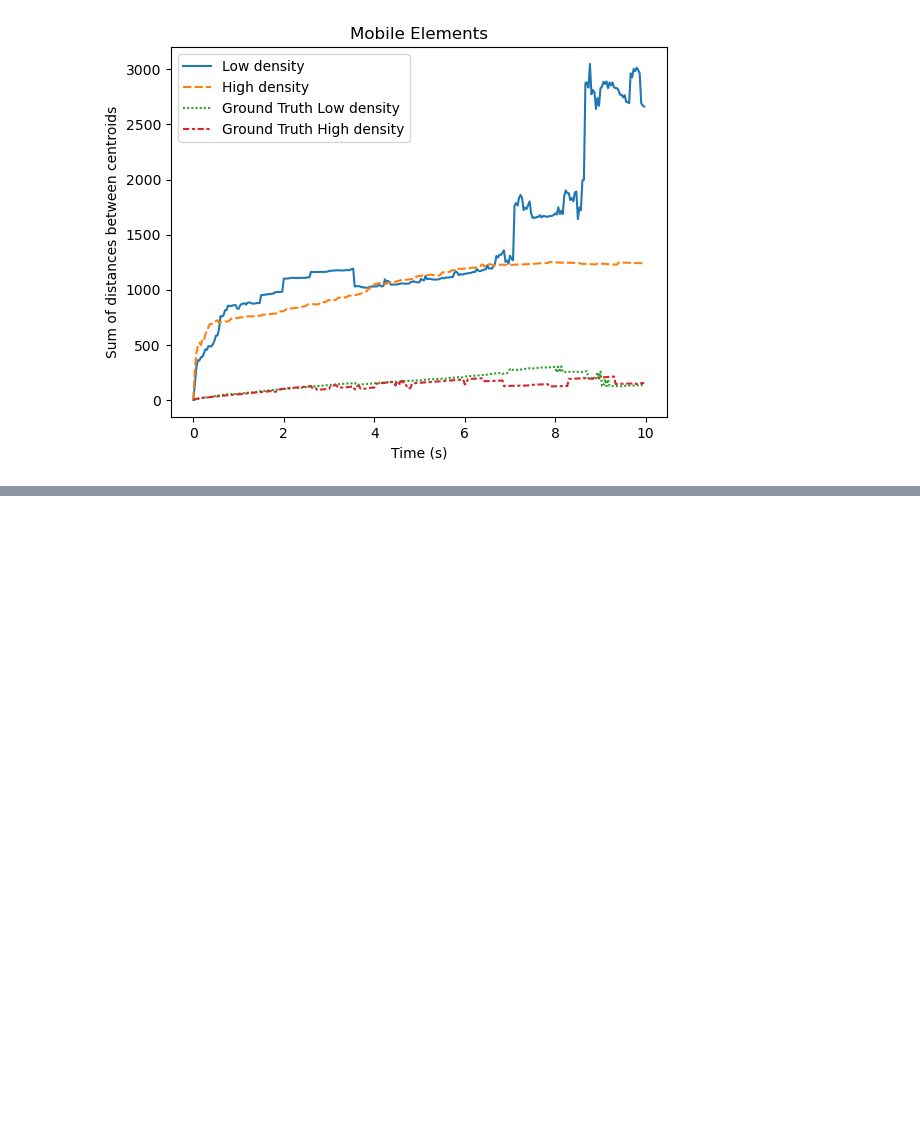
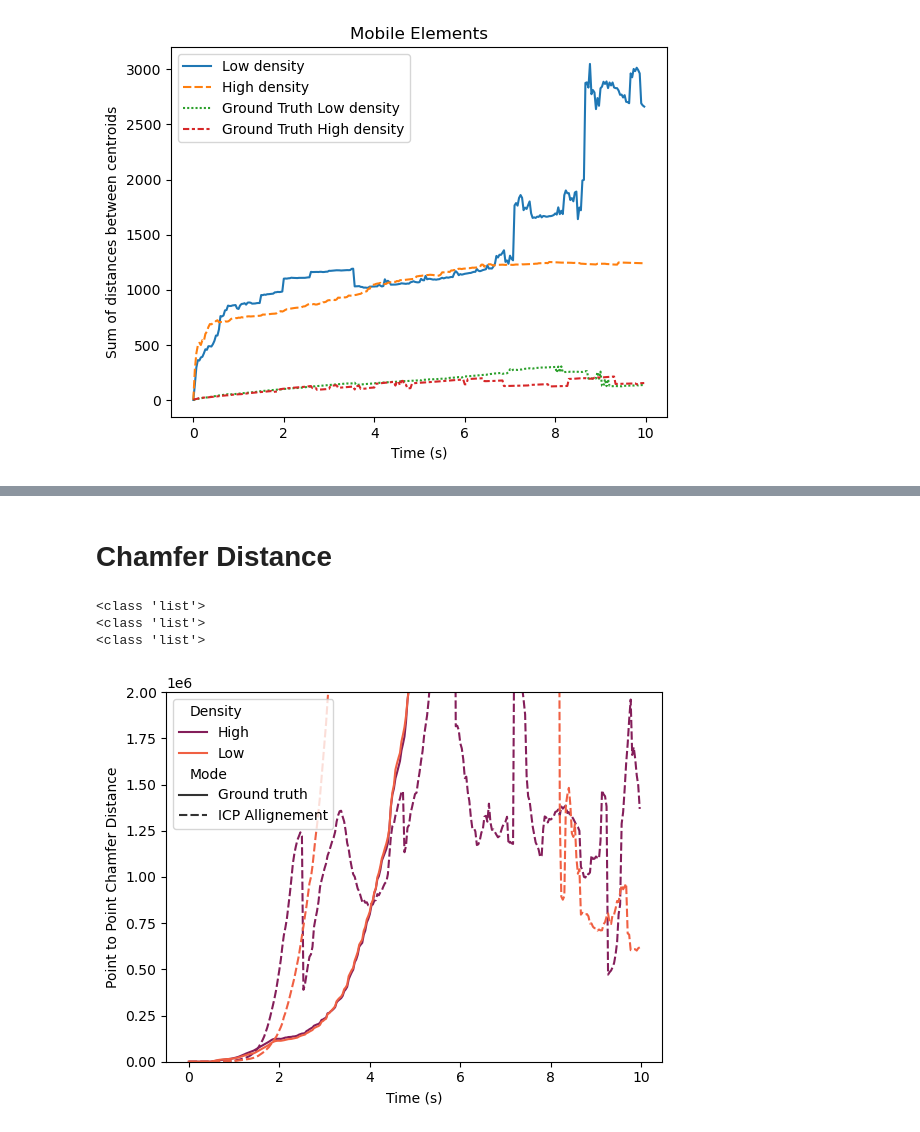
Before and after one commit to FilippoBragato/pqos-correlation, a Jupyter notebook: test.ipynb, the cells around one changed output, grey strips where cells are left out. Drawn from its saved outputs; the diff is of its cells as text; code cells hidden in the pictures; blank space fills up the shorter version.

```diff
--- a/test.ipynb
+++ b/test.ipynb
@@ -956,0 +909,16 @@ array([[3, 0],
+# %%
+pcd_top = dataset.open_measurement_sample_TLC("t3high", Weather.Clear, Time.Sunset, Sensor.LT, 300)
+pcd_top.really_euristic_classifier()
+centroids = [pcd_top.centroids]
+back_correlation_high = []
+mobile_correlation_high = []
+previous_transformation = None
+previous_centroids = None
+for i in trange(301, 350):
+    pcd_top_compare = dataset.open_measurement_sample_TLC("t3high", Weather.Clear, Time.Sunset, Sensor.LT, i)
+    pcd_top_compare.really_euristic_classifier()
+    _, _, previous_transformation, previous_centroids = pcd_top.compare_using_classifier(pcd_top_compare,
+                                                                                   initial_transformation=previous_transformation,
+                                                                                   initial_centroids=previous_centroids,
+                                                                                   voxel_size=1.0)
+    centroids.append(previous_centroids)
@@ -956,0 +1015,2 @@ array([[3, 0],
+# %% [markdown]
+# Chamfer Distance
@@ -956,0 +1065,32 @@ array([[3, 0],
+# %%
+fp = "/home/filo/thesis/pqos-correlation/corr_study/dataset/TLC_web/archives/t3low/ClearSunset/BBOX.hdf5"
+cds_gt_low_50 = find_truth_cd(fp, 1, 300, dataset, "t3low",  Weather.Clear, Time.Sunset, Sensor.LT)
+fp = "/home/filo/thesis/pqos-correlation/corr_study/dataset/TLC_web/archives/t3high/ClearSunset/BBOX.hdf5"
+cds_gt_high_50 = find_truth_cd(fp, 1, 300, dataset, "t3high",  Weather.Clear, Time.Sunset, Sensor.LT)
+fp = "/home/filo/thesis/pqos-correlation/corr_study/dataset/TLC_web/archives/t3low/ClearSunset/BBOX.hdf5"
+cds_gt_low_1000 = find_truth_cd(fp, 1, 300, dataset, "t3low",  Weather.Clear, Time.Sunset, Sensor.LT, max_distance=1000)
+fp = "/home/filo/thesis/pqos-correlation/corr_study/dataset/TLC_web/archives/t3high/ClearSunset/BBOX.hdf5"
+cds_gt_high_1000 = find_truth_cd(fp, 1, 300, dataset, "t3high",  Weather.Clear, Time.Sunset, Sensor.LT, max_distance=1000)
+# %%
+print(type(cds_gt_low_50))
+print(type(cd_low_50_pre))
+print(type(cd_low_50_pre))
+
+dds = np.array([0,] + cds_gt_low_50 + [0,] + cds_gt_high_50  + [0,] + cd_low_50_post + [0,] + cd_high_50_post)
+df_datas_back = [dds,
+                 np.tile(np.arange(300)/30, 4)]
+df_datas_back = np.array(df_datas_back)
+df_datas_back = df_datas_back.T
+df_datas_back = pd.DataFrame(df_datas_back, columns=["Chamfer Distance", "Time"])
+df_datas_back["Density"] = pd.Categorical((["Low",] * 300 + ["High",]* 300) * 2)
+df_datas_back["Mode"] = pd.Categorical(["Ground truth",] * 600 + ["ICP Allignement",] * 600)
+sns.lineplot(data=df_datas_back, x="Time", y="Chamfer Distance", dashes=True, hue="Density", style="Mode", palette="rocket")
+plt.ylabel("Point to Point Chamfer Distance")
+plt.xlabel("Time (s)")
+plt.ylim([-0.5, 2000000])
+plt.show()
+# %% [output]
+<class 'list'>
+<class 'list'>
+<class 'list'>
+[figure, added]
```
Also changed, not shown: parts of 34 cells of this notebook, 19 other files.
